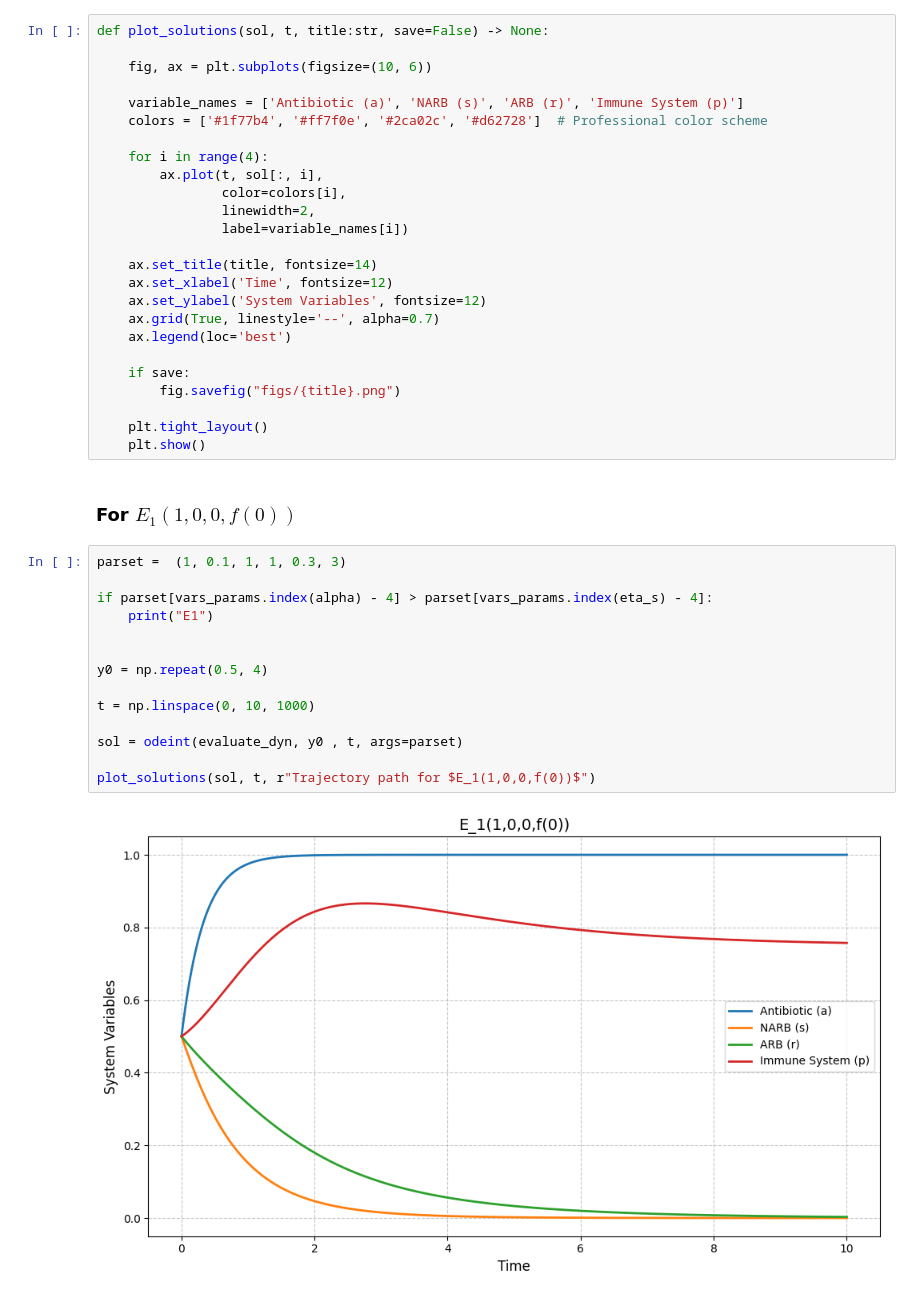
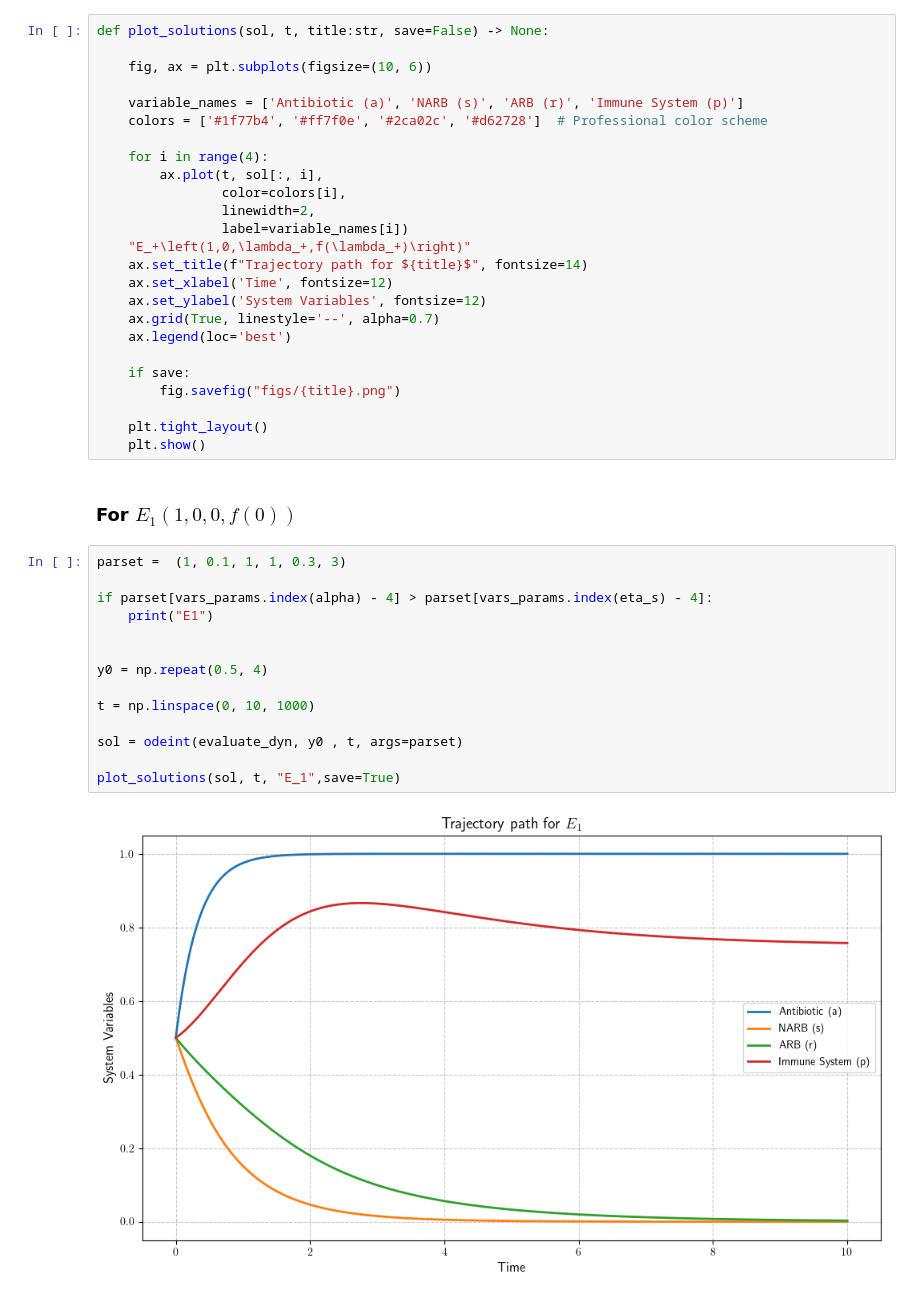
Before and after one commit to 3oop/bacterial-dynamics-project, a Jupyter notebook: Code/gut.ipynb, the cells around one changed output. Drawn from its saved outputs; the diff is of its cells as text.

```diff
--- a/Code/gut.ipynb
+++ b/Code/gut.ipynb
@@ -72,8 +72,8 @@ def plot_solutions(sol, t, title:str, save=False) -> None:
                 color=colors[i],
                 linewidth=2,
                 label=variable_names[i])
-
-    ax.set_title(title, fontsize=14)
+    "E_+\left(1,0,\lambda_+,f(\lambda_+)\right)"
+    ax.set_title(f"Trajectory path for ${title}$", fontsize=14)
     ax.set_xlabel('Time', fontsize=12)
     ax.set_ylabel('System Variables', fontsize=12)
     ax.grid(True, linestyle='--', alpha=0.7)
@@ -89,16 +89,16 @@ def plot_solutions(sol, t, title:str, save=False) -> None:
 # %%
 parset =  (1, 0.1, 1, 1, 0.3, 3)
 
 if parset[vars_params.index(alpha) - 4] > parset[vars_params.index(eta_s) - 4]:
     print("E1")
 
 
 y0 = np.repeat(0.5, 4)
 
 t = np.linspace(0, 10, 1000)
 
 sol = odeint(evaluate_dyn, y0 , t, args=parset)
 
-plot_solutions(sol, t, r"Trajectory path for $E_1(1,0,0,f(0))$")
+plot_solutions(sol, t, "E_1",save=True)
 # %% [output]
-[figure, old version]
+[figure, new version]
```
Also changed, not shown: parts of 8 cells of this notebook.
